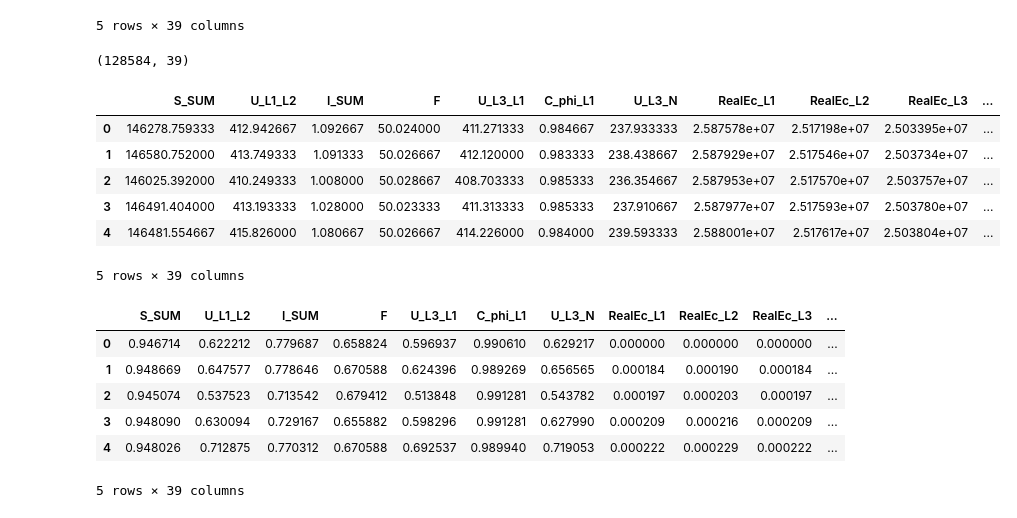
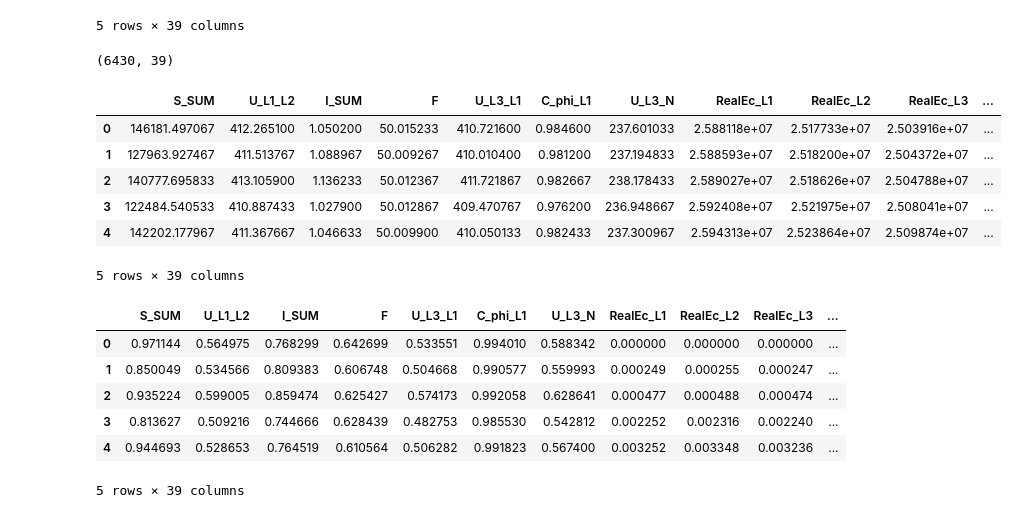
Before and after one commit to PedroOliveiraPT/Electricity-Forecasting, a Jupyter notebook: Results.ipynb, the cells around one changed output. Cells and saved outputs as stored; diff of their text form; code cells hidden in the pictures.

```diff
--- a/Results.ipynb
+++ b/Results.ipynb
@@ -112,17 +108,17 @@ df.tail()
 5 rows × 39 columns
 # %%
 # Average window
-df_2 = df.groupby(np.arange(len(df))//15).mean()
+df_2 = df.groupby(np.arange(len(df))//300).mean()
 print(df_2.shape)
 df_2.head()
 # %% [output]
-(128584, 39)
+(6430, 39)
 |  | S_SUM | U_L1_L2 | I_SUM | F | U_L3_L1 | C_phi_L1 | U_L3_N | RealEc_L1 | RealEc_L2 | RealEc_L3 | ... |
-| 0 | 146278.759333 | 412.942667 | 1.092667 | 50.024000 | 411.271333 | 0.984667 | 237.933333 | 2.587578e+07 | 2.517198e+07 | 2.503395e+07 | ... |
-| 1 | 146580.752000 | 413.749333 | 1.091333 | 50.026667 | 412.120000 | 0.983333 | 238.438667 | 2.587929e+07 | 2.517546e+07 | 2.503734e+07 | ... |
-| 2 | 146025.392000 | 410.249333 | 1.008000 | 50.028667 | 408.703333 | 0.985333 | 236.354667 | 2.587953e+07 | 2.517570e+07 | 2.503757e+07 | ... |
-| 3 | 146491.404000 | 413.193333 | 1.028000 | 50.023333 | 411.313333 | 0.985333 | 237.910667 | 2.587977e+07 | 2.517593e+07 | 2.503780e+07 | ... |
-| 4 | 146481.554667 | 415.826000 | 1.080667 | 50.026667 | 414.226000 | 0.984000 | 239.593333 | 2.588001e+07 | 2.517617e+07 | 2.503804e+07 | ... |
+| 0 | 146181.497067 | 412.265100 | 1.050200 | 50.015233 | 410.721600 | 0.984600 | 237.601033 | 2.588118e+07 | 2.517733e+07 | 2.503916e+07 | ... |
+| 1 | 127963.927467 | 411.513767 | 1.088967 | 50.009267 | 410.010400 | 0.981200 | 237.194833 | 2.588593e+07 | 2.518200e+07 | 2.504372e+07 | ... |
+| 2 | 140777.695833 | 413.105900 | 1.136233 | 50.012367 | 411.721867 | 0.982667 | 238.178433 | 2.589027e+07 | 2.518626e+07 | 2.504788e+07 | ... |
+| 3 | 122484.540533 | 410.887433 | 1.027900 | 50.012867 | 409.470767 | 0.976200 | 236.948667 | 2.592408e+07 | 2.521975e+07 | 2.508041e+07 | ... |
+| 4 | 142202.177967 | 411.367667 | 1.046633 | 50.009900 | 410.050133 | 0.982433 | 237.300967 | 2.594313e+07 | 2.523864e+07 | 2.509874e+07 | ... |
 5 rows × 39 columns
 # %%
 from sklearn import preprocessing
@@ -132,11 +128,11 @@ scaled_df = pd.DataFrame(d, columns=df_2.columns, index=df_2.index)
 scaled_df.head()
 # %% [output]
 |  | S_SUM | U_L1_L2 | I_SUM | F | U_L3_L1 | C_phi_L1 | U_L3_N | RealEc_L1 | RealEc_L2 | RealEc_L3 | ... |
-| 0 | 0.946714 | 0.622212 | 0.779687 | 0.658824 | 0.596937 | 0.990610 | 0.629217 | 0.000000 | 0.000000 | 0.000000 | ... |
-| 1 | 0.948669 | 0.647577 | 0.778646 | 0.670588 | 0.624396 | 0.989269 | 0.656565 | 0.000184 | 0.000190 | 0.000184 | ... |
-| 2 | 0.945074 | 0.537523 | 0.713542 | 0.679412 | 0.513848 | 0.991281 | 0.543782 | 0.000197 | 0.000203 | 0.000197 | ... |
-| 3 | 0.948090 | 0.630094 | 0.729167 | 0.655882 | 0.598296 | 0.991281 | 0.627990 | 0.000209 | 0.000216 | 0.000209 | ... |
-| 4 | 0.948026 | 0.712875 | 0.770312 | 0.670588 | 0.692537 | 0.989940 | 0.719053 | 0.000222 | 0.000229 | 0.000222 | ... |
+| 0 | 0.971144 | 0.564975 | 0.768299 | 0.642699 | 0.533551 | 0.994010 | 0.588342 | 0.000000 | 0.000000 | 0.000000 | ... |
+| 1 | 0.850049 | 0.534566 | 0.809383 | 0.606748 | 0.504668 | 0.990577 | 0.559993 | 0.000249 | 0.000255 | 0.000247 | ... |
+| 2 | 0.935224 | 0.599005 | 0.859474 | 0.625427 | 0.574173 | 0.992058 | 0.628641 | 0.000477 | 0.000488 | 0.000474 | ... |
+| 3 | 0.813627 | 0.509216 | 0.744666 | 0.628439 | 0.482753 | 0.985530 | 0.542812 | 0.002252 | 0.002316 | 0.002240 | ... |
+| 4 | 0.944693 | 0.528653 | 0.764519 | 0.610564 | 0.506282 | 0.991823 | 0.567400 | 0.003252 | 0.003348 | 0.003236 | ... |
 5 rows × 39 columns
 # %%
 from sklearn.metrics import mean_squared_error
```
Also changed, not shown: parts of 2 cells of this notebook, 2 other files.
